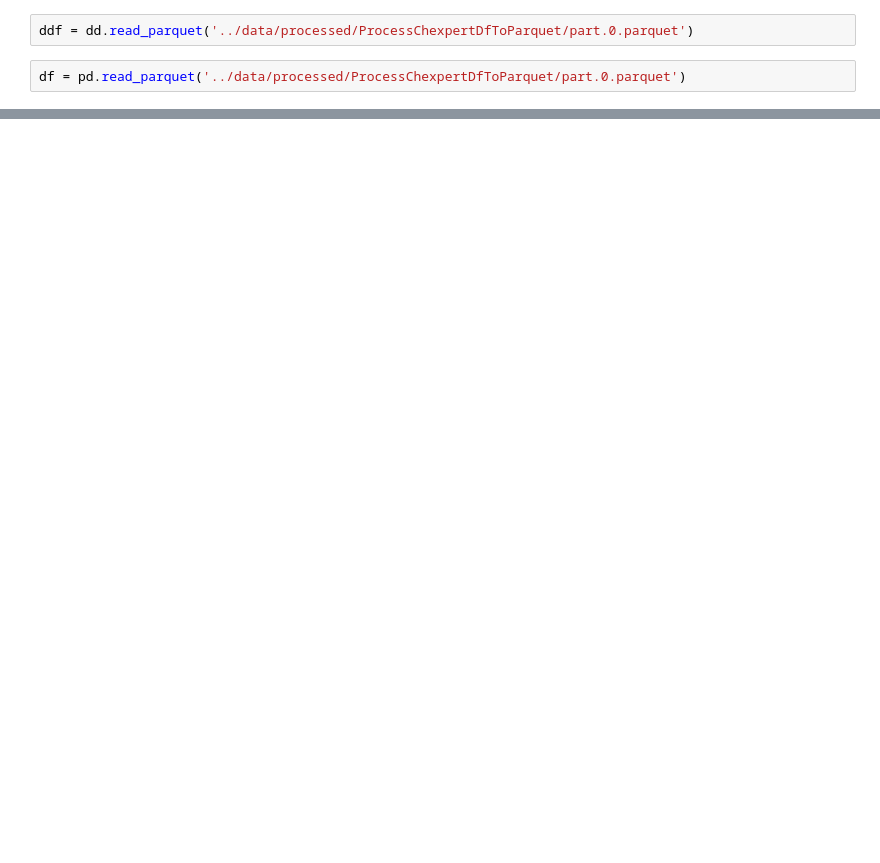
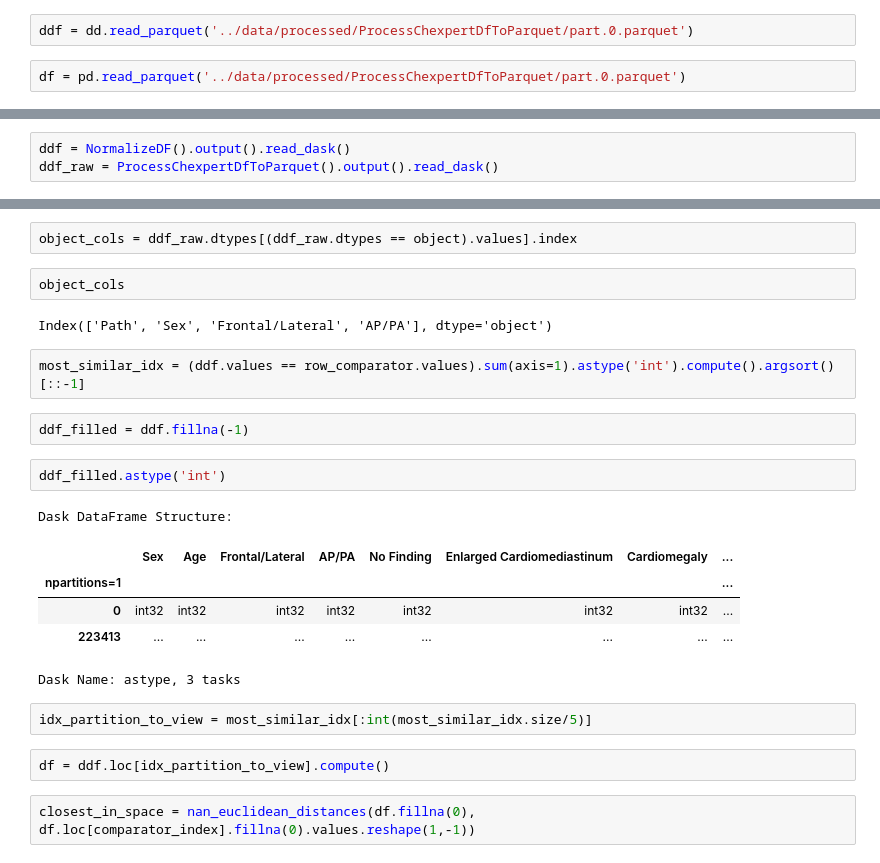
Before and after one commit to woodytwoshoes/Radio-Star, a Jupyter notebook: notebooks/FindSimilar_withDask.ipynb, the cells around one changed output, grey strips where cells are left out. Cells and saved outputs as stored; diff of their text form; blank space fills up the shorter version.

```diff
--- a/notebooks/FindSimilar_withDask.ipynb
+++ b/notebooks/FindSimilar_withDask.ipynb
@@ -312,0 +103,3 @@ df_raw.loc[similar_features_idx[argsorted][0]]
+# %%
+ddf = NormalizeDF().output().read_dask()
+ddf_raw = ProcessChexpertDfToParquet().output().read_dask()
@@ -312,0 +164,25 @@ df_raw.loc[similar_features_idx[argsorted][0]]
+# %%
+object_cols = ddf_raw.dtypes[(ddf_raw.dtypes == object).values].index
+# %%
+object_cols
+# %% [output]
+Index(['Path', 'Sex', 'Frontal/Lateral', 'AP/PA'], dtype='object')
+# %%
+most_similar_idx = (ddf.values == row_comparator.values).sum(axis=1).astype('int').compute().argsort()[::-1]
+# %%
+ddf_filled = ddf.fillna(-1)
+# %%
+ddf_filled.astype('int')
+# %% [output]
+Dask DataFrame Structure:
+|  | Sex | Age | Frontal/Lateral | AP/PA | No Finding | Enlarged Cardiomediastinum | Cardiomegaly | ... |
+| npartitions=1 |  |  |  |  |  |  |  | ... |
+| 0 | int32 | int32 | int32 | int32 | int32 | int32 | int32 | ... |
+| 223413 | ... | ... | ... | ... | ... | ... | ... | ... |
+Dask Name: astype, 3 tasks
+# %%
+idx_partition_to_view = most_similar_idx[:int(most_similar_idx.size/5)]
+# %%
+df = ddf.loc[idx_partition_to_view].compute()
+# %%
+closest_in_space = nan_euclidean_distances(df.fillna(0), df.loc[comparator_index].fillna(0).values.reshape(1,-1))
```
Also changed, not shown: parts of 80 cells of this notebook, 2 other files.
